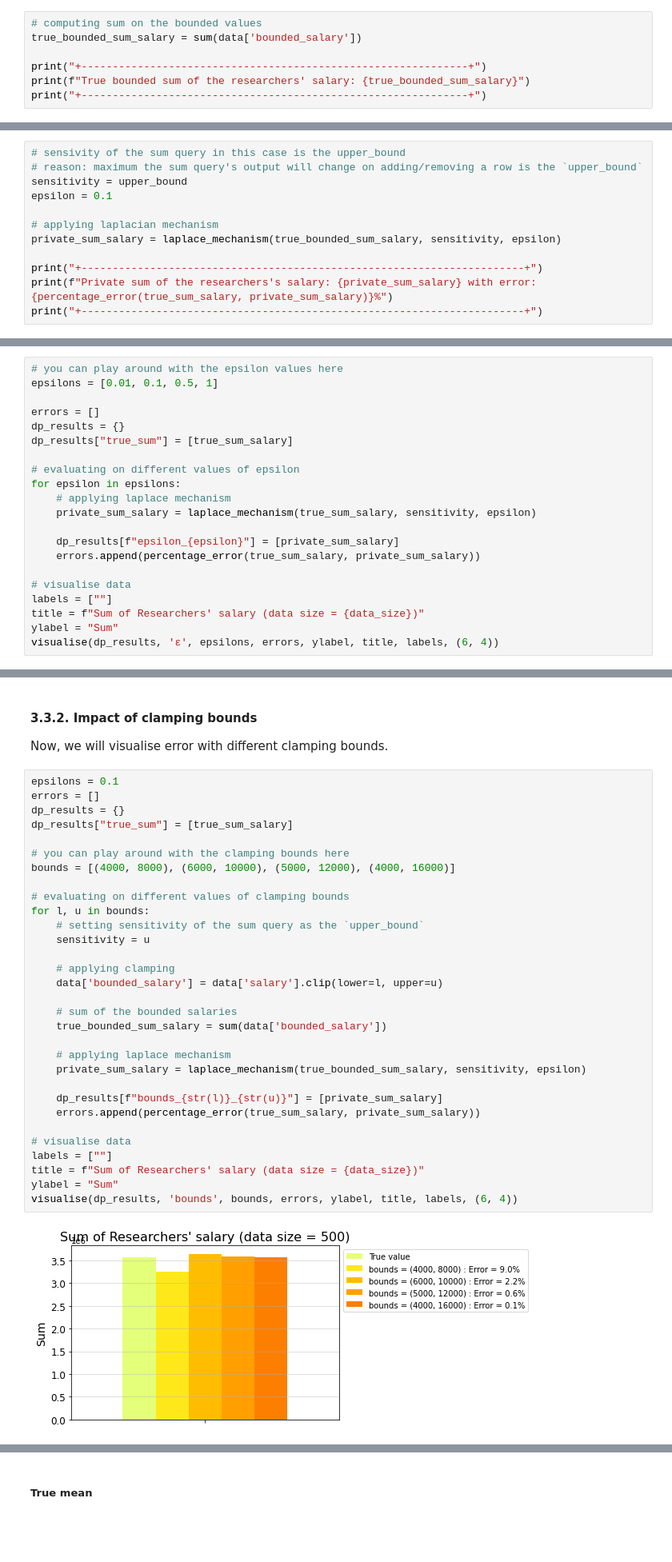
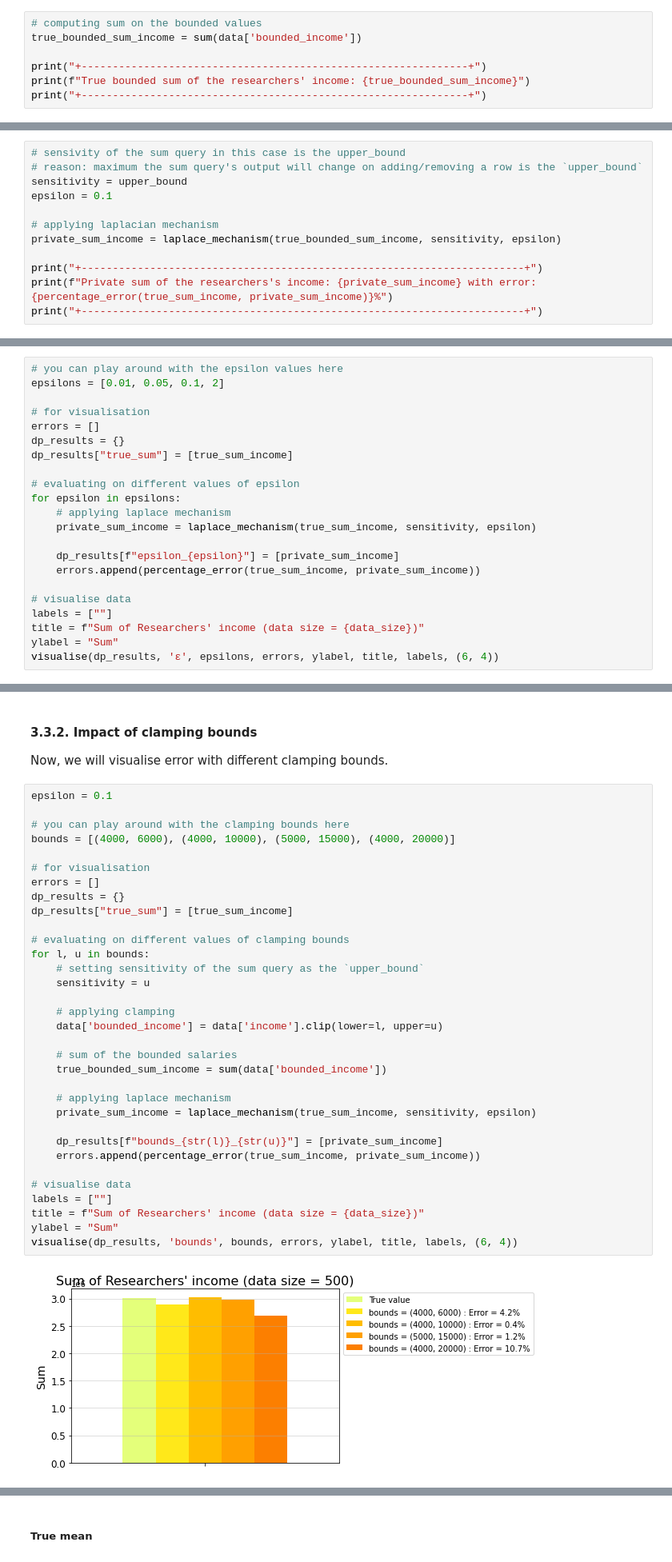
Before and after one commit to dsaidgovsg/stack-2022-differential-privacy-workshop, a Jupyter notebook: reseachers_survey_stats_release.ipynb, the cells around one changed output, grey strips where cells are left out. Shown at 80% size. Saved outputs shown, nothing was run; the diff lists cells and outputs as text; blank space fills up the shorter version.

```diff
--- a/reseachers_survey_stats_release.ipynb
+++ b/reseachers_survey_stats_release.ipynb
@@ -298,9 +304,9 @@ data[['salary', 'bounded_salary']].head(10)
 # %%
 # computing sum on the bounded values
-true_bounded_sum_salary = sum(data['bounded_salary'])
+true_bounded_sum_income = sum(data['bounded_income'])
 
 print("+--------------------------------------------------------------+")
-print(f"True bounded sum of the researchers' salary: {true_bounded_sum_salary}")
+print(f"True bounded sum of the researchers' income: {true_bounded_sum_income}")
 print("+--------------------------------------------------------------+")
 # %% [output]
 +--------------------------------------------------------------+
@@ -315,10 +321,10 @@ sensitivity = upper_bound
 epsilon = 0.1
 
 # applying laplacian mechanism
-private_sum_salary = laplace_mechanism(true_bounded_sum_salary, sensitivity, epsilon)
+private_sum_income = laplace_mechanism(true_bounded_sum_income, sensitivity, epsilon)
 
 print("+-----------------------------------------------------------------------+")
-print(f"Private sum of the researchers's salary: {private_sum_salary} with error: {percentage_error(true_sum_salary, private_sum_salary)}%")
+print(f"Private sum of the researchers's income: {private_sum_income} with error: {percentage_error(true_sum_income, private_sum_income)}%")
 print("+-----------------------------------------------------------------------+")
 # %% [output]
 +-----------------------------------------------------------------------+
@@ -330,23 +336,24 @@ Private sum of the researchers's salary: 3685770.0434861267 with error: 3.37%
 Now, we will visualise error with different values of epsilon.
 # %%
 # you can play around with the epsilon values here
-epsilons = [0.01, 0.1, 0.5, 1]
+epsilons = [0.01, 0.05, 0.1, 2]
 
+# for visualisation
 errors = []
 dp_results = {}
-dp_results["true_sum"] = [true_sum_salary]
+dp_results["true_sum"] = [true_sum_income]
 
 # evaluating on different values of epsilon
 for epsilon in epsilons:
     # applying laplace mechanism
-    private_sum_salary = laplace_mechanism(true_sum_salary, sensitivity, epsilon)
+    private_sum_income = laplace_mechanism(true_sum_income, sensitivity, epsilon)
 
-    dp_results[f"epsilon_{epsilon}"] = [private_sum_salary]
-    errors.append(percentage_error(true_sum_salary, private_sum_salary))
+    dp_results[f"epsilon_{epsilon}"] = [private_sum_income]
+    errors.append(percentage_error(true_sum_income, private_sum_income))
 
 # visualise data
 labels = [""]
-title = f"Sum of Researchers' salary (data size = {data_size})"
+title = f"Sum of Researchers' income (data size = {data_size})"
 ylabel = "Sum"
 visualise(dp_results, 'ε', epsilons, errors, ylabel, title, labels, (6, 4))
 # %% [output]
@@ -356,36 +363,38 @@ visualise(dp_results, 'ε', epsilons, errors, ylabel, title, labels, (6, 4))
 
 Now, we will visualise error with different clamping bounds.
 # %%
-epsilons = 0.1
+epsilon = 0.1
+
+# you can play around with the clamping bounds here
+bounds = [(4000, 6000), (4000, 10000), (5000, 15000), (4000, 20000)]
+
+# for visualisation
 errors = []
 dp_results = {}
-dp_results["true_sum"] = [true_sum_salary]
-
-# you can play around with the clamping bounds here
-bounds = [(4000, 8000), (6000, 10000), (5000, 12000), (4000, 16000)]
+dp_results["true_sum"] = [true_sum_income]
 
 # evaluating on different values of clamping bounds
 for l, u in bounds:
     # setting sensitivity of the sum query as the `upper_bound`
     sensitivity = u
 
     # applying clamping
-    data['bounded_salary'] = data['salary'].clip(lower=l, upper=u)
+    data['bounded_income'] = data['income'].clip(lower=l, upper=u)
 
     # sum of the bounded salaries
-    true_bounded_sum_salary = sum(data['bounded_salary'])
+    true_bounded_sum_income = sum(data['bounded_income'])
 
     # applying laplace mechanism
-    private_sum_salary = laplace_mechanism(true_bounded_sum_salary, sensitivity, epsilon)
+    private_sum_income = laplace_mechanism(true_sum_income, sensitivity, epsilon)
 
-    dp_results[f"bounds_{str(l)}_{str(u)}"] = [private_sum_salary]
-    errors.append(percentage_error(true_sum_salary, private_sum_salary))
+    dp_results[f"bounds_{str(l)}_{str(u)}"] = [private_sum_income]
+    errors.append(percentage_error(true_sum_income, private_sum_income))
 
 # visualise data
 labels = [""]
-title = f"Sum of Researchers' salary (data size = {data_size})"
+title = f"Sum of Researchers' income (data size = {data_size})"
 ylabel = "Sum"
 visualise(dp_results, 'bounds', bounds, errors, ylabel, title, labels, (6, 4))
 # %% [output]
-[figure, old version]
+[figure, new version]
 # %% [markdown]
```
Also changed, not shown: parts of 32 cells of this notebook, 7 other files.
